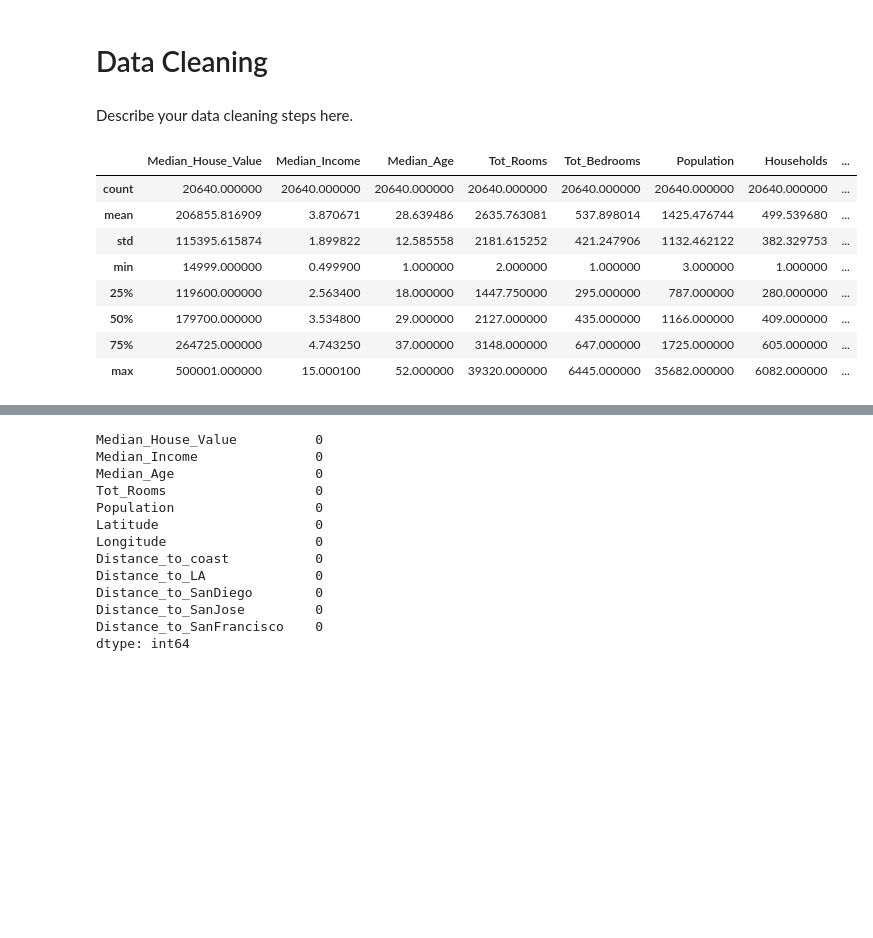
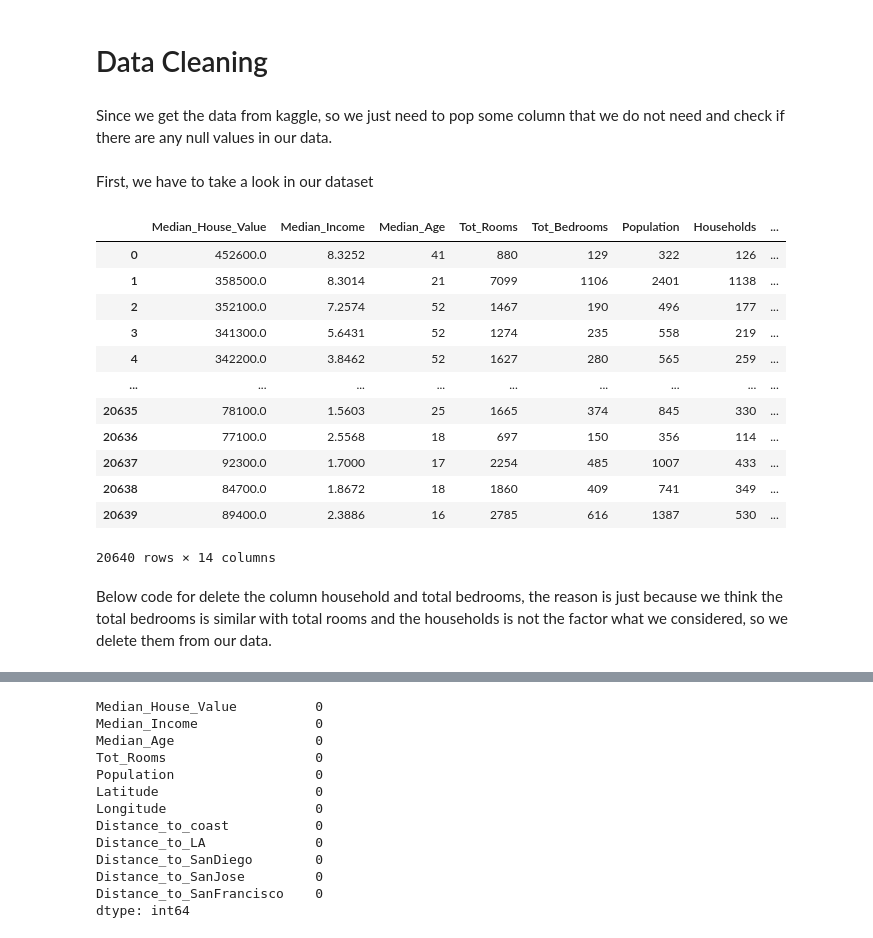
Before and after one commit to FangchengDou/cogs108, a Jupyter notebook: FinalProjectGroup076Sp22.ipynb, the cells around one changed output, grey strips where cells are left out. Cells and saved outputs as stored; diff of their text form; code cells hidden in the pictures; blank space fills up the shorter version.

```diff
--- a/FinalProjectGroup076Sp22.ipynb
+++ b/FinalProjectGroup076Sp22.ipynb
@@ -75,20 +107,27 @@ house.head()
 | 4 | 342200.0 | 3.8462 | 52 | 1627 | 280 | 565 | 259 | ... |
 # %% [markdown]
 # Data Cleaning
-# %% [markdown]
-Describe your data cleaning steps here.
+# %% [markdown]
+Since we get the data from kaggle, so we just need to pop some column that we do not need and check if there are any null values in our data.
+# %% [markdown]
+First, we have to take a look in our dataset
 # %%
 ## YOUR CODE HERE
 ## FEEL FREE TO ADD MULTIPLE CELLS PER SECTION
-# show the compute and analysis of the dataset
-house.describe()
+house
 # %% [output]
 |  | Median_House_Value | Median_Income | Median_Age | Tot_Rooms | Tot_Bedrooms | Population | Households | ... |
-| count | 20640.000000 | 20640.000000 | 20640.000000 | 20640.000000 | 20640.000000 | 20640.000000 | 20640.000000 | ... |
-| mean | 206855.816909 | 3.870671 | 28.639486 | 2635.763081 | 537.898014 | 1425.476744 | 499.539680 | ... |
-| std | 115395.615874 | 1.899822 | 12.585558 | 2181.615252 | 421.247906 | 1132.462122 | 382.329753 | ... |
-| min | 14999.000000 | 0.499900 | 1.000000 | 2.000000 | 1.000000 | 3.000000 | 1.000000 | ... |
-| 25% | 119600.000000 | 2.563400 | 18.000000 | 1447.750000 | 295.000000 | 787.000000 | 280.000000 | ... |
-| 50% | 179700.000000 | 3.534800 | 29.000000 | 2127.000000 | 435.000000 | 1166.000000 | 409.000000 | ... |
-| 75% | 264725.000000 | 4.743250 | 37.000000 | 3148.000000 | 647.000000 | 1725.000000 | 605.000000 | ... |
-| max | 500001.000000 | 15.000100 | 52.000000 | 39320.000000 | 6445.000000 | 35682.000000 | 6082.000000 | ... |
+| 0 | 452600.0 | 8.3252 | 41 | 880 | 129 | 322 | 126 | ... |
+| 1 | 358500.0 | 8.3014 | 21 | 7099 | 1106 | 2401 | 1138 | ... |
+| 2 | 352100.0 | 7.2574 | 52 | 1467 | 190 | 496 | 177 | ... |
+| 3 | 341300.0 | 5.6431 | 52 | 1274 | 235 | 558 | 219 | ... |
+| 4 | 342200.0 | 3.8462 | 52 | 1627 | 280 | 565 | 259 | ... |
+| ... | ... | ... | ... | ... | ... | ... | ... | ... |
+| 20635 | 78100.0 | 1.5603 | 25 | 1665 | 374 | 845 | 330 | ... |
+| 20636 | 77100.0 | 2.5568 | 18 | 697 | 150 | 356 | 114 | ... |
+| 20637 | 92300.0 | 1.7000 | 17 | 2254 | 485 | 1007 | 433 | ... |
+| 20638 | 84700.0 | 1.8672 | 18 | 1860 | 409 | 741 | 349 | ... |
+| 20639 | 89400.0 | 2.3886 | 16 | 2785 | 616 | 1387 | 530 | ... |
+20640 rows × 14 columns
+# %% [markdown]
+Below code for delete the column household and total bedrooms, the reason is just because we think the total bedrooms is similar with total rooms and the households is not the factor what we considered, so we delete them from our data.
```
Also changed, not shown: parts of 37 cells of this notebook.
